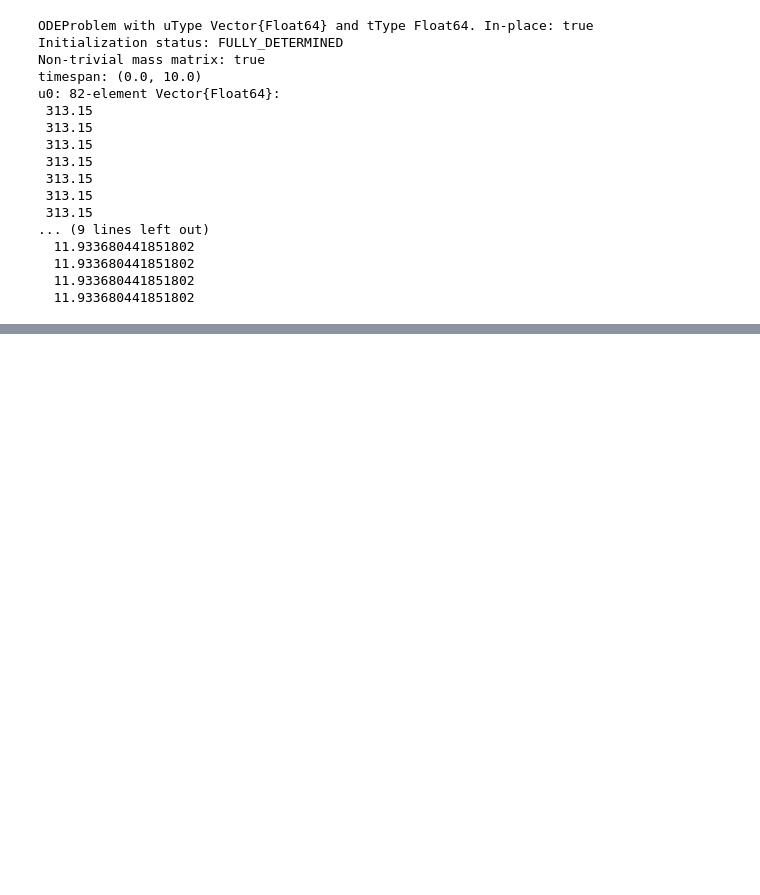
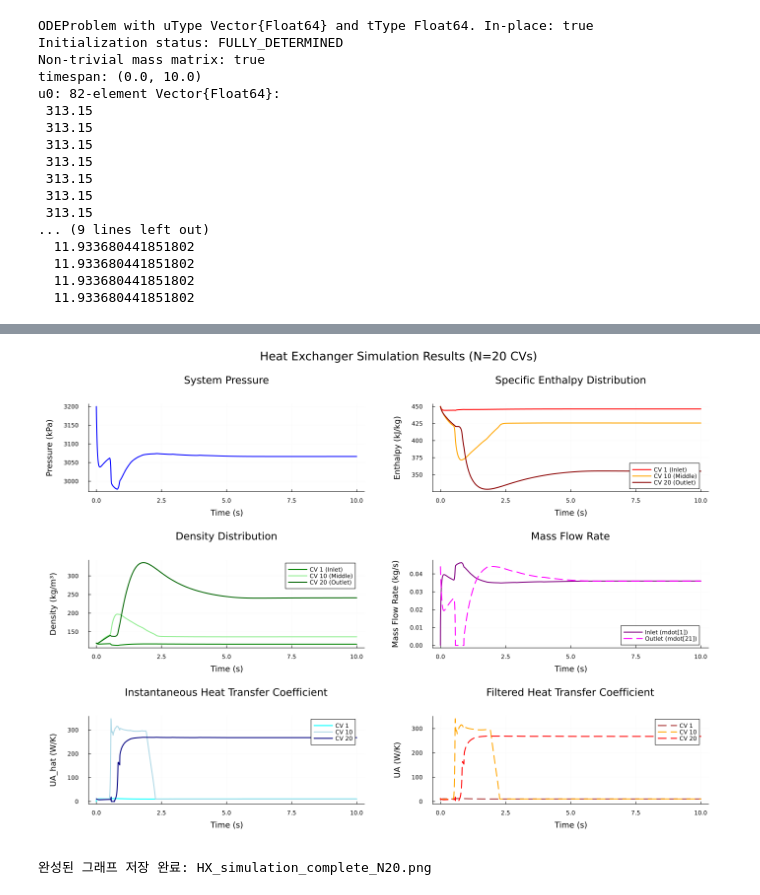
Before and after one commit to PyewDegul/HP_simulation_jl, a Jupyter notebook: 250829_Q11_var_reduc.ipynb, the cells around one changed output, grey strips where cells are left out. Saved outputs shown, nothing was run; the diff lists cells and outputs as text; code cells hidden in the pictures; blank space fills up the shorter version.

```diff
--- a/250829_Q11_var_reduc.ipynb
+++ b/250829_Q11_var_reduc.ipynb
@@ -588,0 +698,12 @@ BoundsError: BoundsError: attempt to access 20-element Vector{Float64} at index
+# %%
+# 완성된 그래프 표시
+try
+    display(detailed_plot_complete)
+    savefig(detailed_plot_complete, "HX_simulation_complete_N20.png")
+    println("완성된 그래프 저장 완료: HX_simulation_complete_N20.png")
+catch e
+    println("그래프 표시/저장 오류: ", e)
+end
+# %% [output]
+[figure, added]
+완성된 그래프 저장 완료: HX_simulation_complete_N20.png
```
Also changed, not shown: parts of 8 cells of this notebook, 3 other files.
